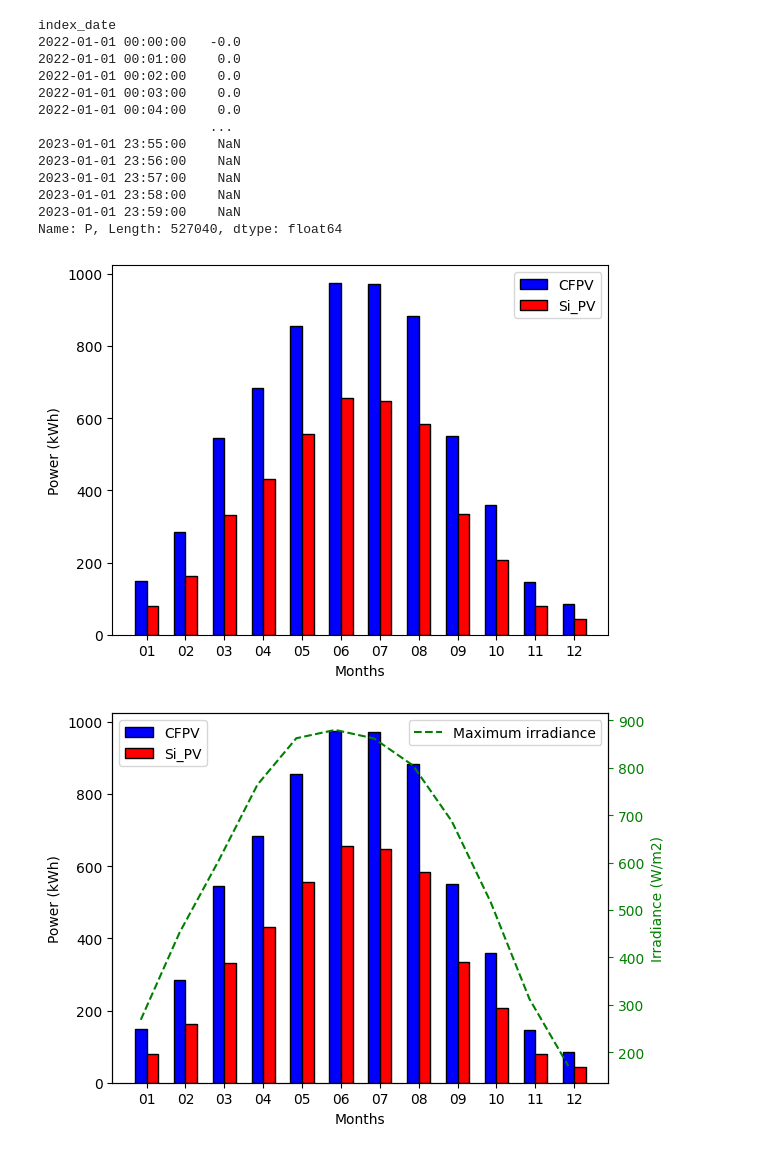
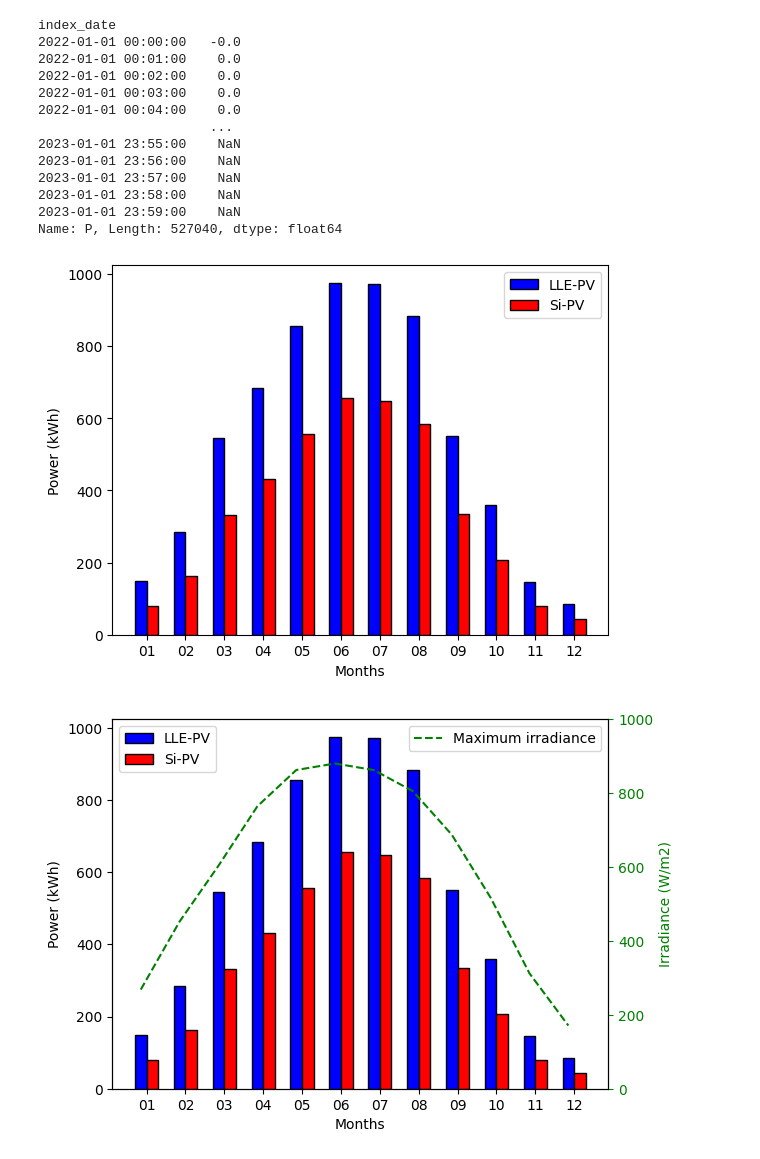
Before and after one commit to Alexisaglar/decentralised_network_analysis, a Jupyter notebook: data/pv_generation_data/jup_pv_generation.ipynb, the cells around one changed output. Cells and saved outputs as stored; diff of their text form; code cells hidden in the pictures.

Commit message:
created cleaner graphs

```diff
--- a/data/pv_generation_data/jup_pv_generation.ipynb
+++ b/data/pv_generation_data/jup_pv_generation.ipynb
@@ -131,36 +131,39 @@ power_si= Total_PV['P'].groupby(Total_PV.index.strftime('%m')).sum()/60000
 power_CFPV= Total_PV['P_CFPV'].groupby(Total_PV.index.strftime('%m')).sum()/60000
 r1 = [x + 0.3 for x in np.arange(len(power_si.index))]
 # %%
-plt.bar(power_CFPV.index, power_CFPV, width = 0.3, color='blue', edgecolor = 'black', label='CFPV')
-plt.bar(r1, power_si, width = 0.3, color='red', edgecolor = 'black', label='Si_PV')
+plt.bar(power_CFPV.index, power_CFPV, width = 0.3, color='blue', edgecolor = 'black', label='LLE-PV')
+plt.bar(r1, power_si, width = 0.3, color='red', edgecolor = 'black', label='Si-PV')
 plt.xticks([r + 0.15 for r in range(len(power_CFPV))],power_CFPV.index)
 plt.ylabel('Power (kWh)')
 plt.xlabel('Months')
 plt.legend()
 plt.show()
 # %% [output]
-[figure, old version]
+[figure, new version]
 # %%
 mean_irradiance = irradiance.groupby(irradiance.index.strftime('%m')).max()
 # %%
 
 fig, ax1 = plt.subplots()
-ax1.bar(power_CFPV.index, power_CFPV, width = 0.3, color='blue', edgecolor = 'black', label='CFPV')
-ax1.bar(r1, power_si, width = 0.3, color='red', edgecolor = 'black', label='Si_PV')
+ax1.bar(power_CFPV.index, power_CFPV, width = 0.3, color='blue', edgecolor = 'black', label='LLE-PV')
+ax1.bar(r1, power_si, width = 0.3, color='red', edgecolor = 'black', label='Si-PV')
 plt.xticks([r + 0.15 for r in range(len(power_CFPV))],power_CFPV.index)
+ax1.set_yticks(range(0, 1001, 200))
 ax1.set_ylabel('Power (kWh)')
 ax1.set_xlabel('Months')
 ax1.legend()
 ax2 = ax1.twinx()
 ax2.plot(mean_irradiance.index, mean_irradiance['GHI'], 'g--', label='Maximum irradiance')
 ax2.set_ylabel('Irradiance (W/m2)', color='green')
 ax2.tick_params('y', colors='green')
+ax2.set_yticks(range(0, 1001, 200))
+
 
 # Add legends for both plots
 ax1.legend(loc='upper left')
 ax2.legend(loc='upper right')
 
 plt.show()
 # %% [output]
-[figure, old version]
+[figure, new version]
 # %%
```
Also changed, not shown: parts of 4 cells of this notebook, 1 other file.
